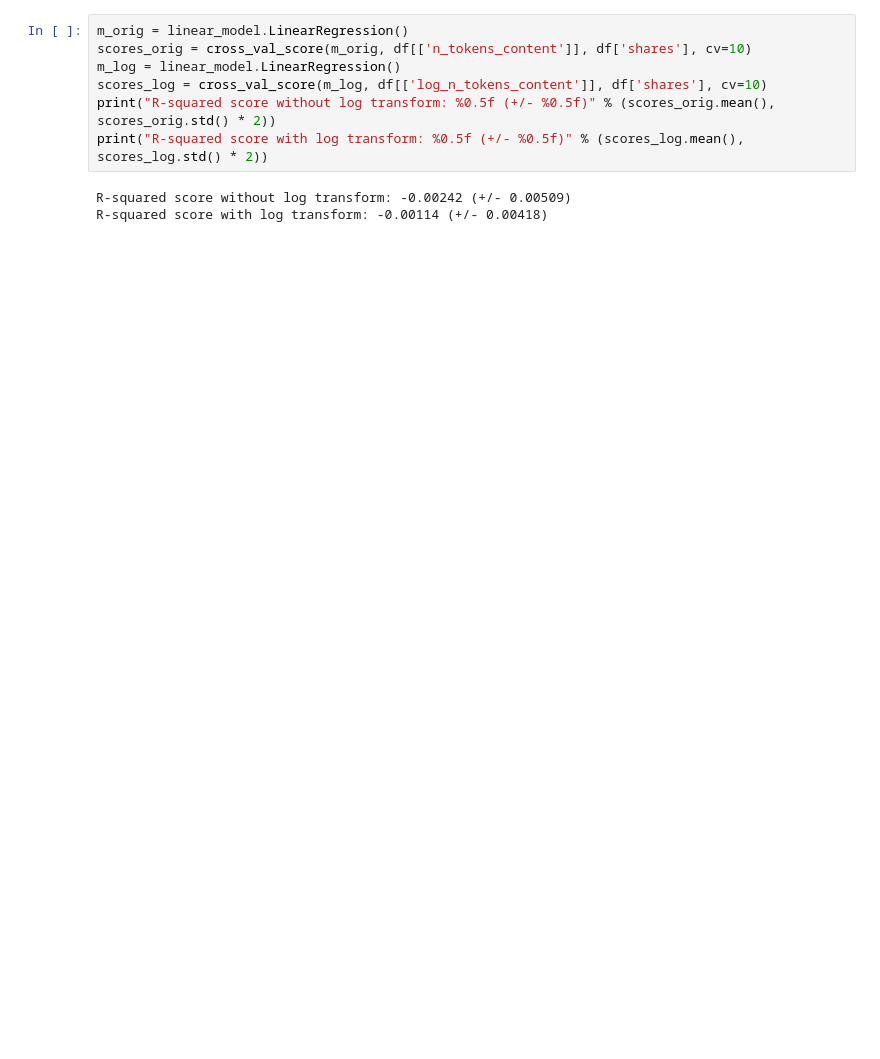
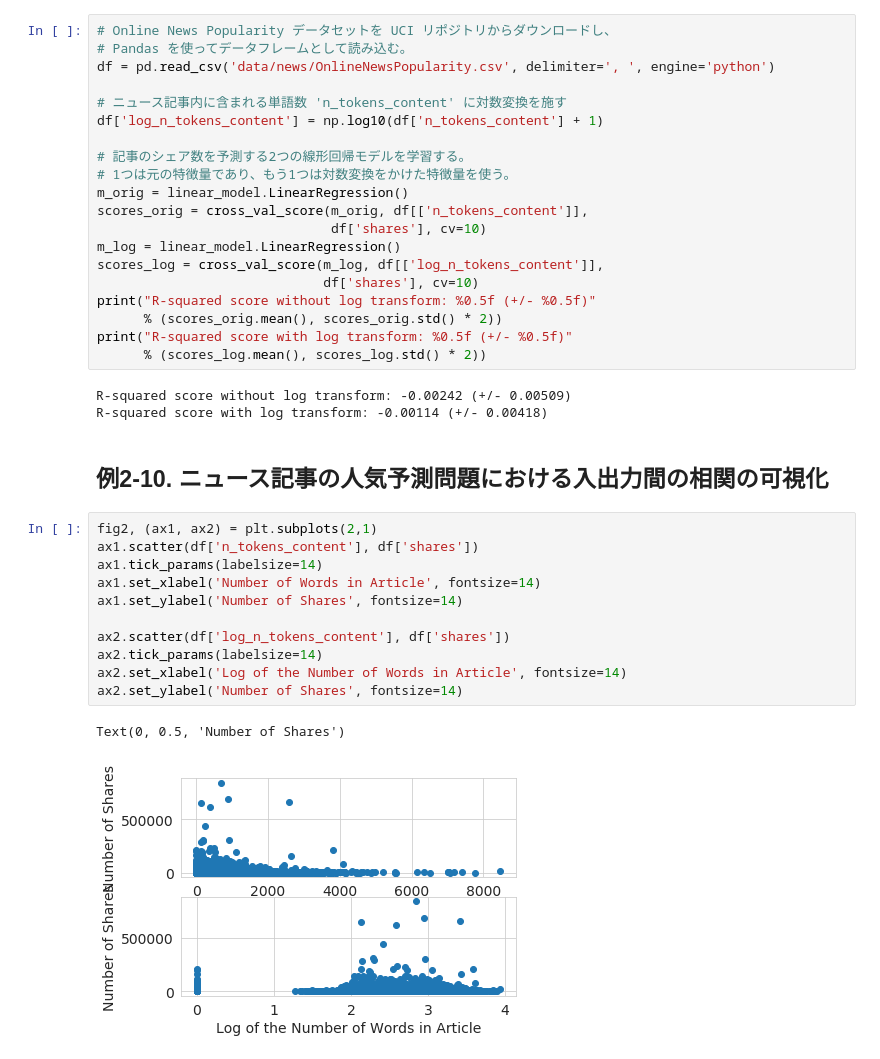
Before and after one commit to HOXOMInc/feature-engineering-book, a Jupyter notebook: 2-3-1.ipynb, the cells around one changed output. Drawn from its saved outputs; the diff is of its cells as text; blank space fills up the shorter version.

```diff
--- a/2-3-1.ipynb
+++ b/2-3-1.ipynb
@@ -96,10 +84,39 @@ R-squared score with log transform: 0.00136 (+/- 0.00328)
 # %%
+# Online News Popularity データセットを UCI リポジトリからダウンロードし、
+# Pandas を使ってデータフレームとして読み込む。
+df = pd.read_csv('data/news/OnlineNewsPopularity.csv', delimiter=', ', engine='python')
+
+# ニュース記事内に含まれる単語数 'n_tokens_content' に対数変換を施す
+df['log_n_tokens_content'] = np.log10(df['n_tokens_content'] + 1)
+
+# 記事のシェア数を予測する2つの線形回帰モデルを学習する。
+# 1つは元の特徴量であり、もう1つは対数変換をかけた特徴量を使う。
 m_orig = linear_model.LinearRegression()
-scores_orig = cross_val_score(m_orig, df[['n_tokens_content']], df['shares'], cv=10)
+scores_orig = cross_val_score(m_orig, df[['n_tokens_content']],
+                              df['shares'], cv=10)
 m_log = linear_model.LinearRegression()
-scores_log = cross_val_score(m_log, df[['log_n_tokens_content']], df['shares'], cv=10)
-print("R-squared score without log transform: %0.5f (+/- %0.5f)" % (scores_orig.mean(), scores_orig.std() * 2))
-print("R-squared score with log transform: %0.5f (+/- %0.5f)" % (scores_log.mean(), scores_log.std() * 2))
+scores_log = cross_val_score(m_log, df[['log_n_tokens_content']],
+                             df['shares'], cv=10)
+print("R-squared score without log transform: %0.5f (+/- %0.5f)"
+      % (scores_orig.mean(), scores_orig.std() * 2))
+print("R-squared score with log transform: %0.5f (+/- %0.5f)"
+      % (scores_log.mean(), scores_log.std() * 2))
 # %% [output]
 R-squared score without log transform: -0.00242 (+/- 0.00509)
 R-squared score with log transform: -0.00114 (+/- 0.00418)
+# %% [markdown]
+## 例2-10. ニュース記事の人気予測問題における入出力間の相関の可視化
+# %%
+fig2, (ax1, ax2) = plt.subplots(2,1)
+ax1.scatter(df['n_tokens_content'], df['shares'])
+ax1.tick_params(labelsize=14)
+ax1.set_xlabel('Number of Words in Article', fontsize=14)
+ax1.set_ylabel('Number of Shares', fontsize=14)
+
+ax2.scatter(df['log_n_tokens_content'], df['shares'])
+ax2.tick_params(labelsize=14)
+ax2.set_xlabel('Log of the Number of Words in Article', fontsize=14)
+ax2.set_ylabel('Number of Shares', fontsize=14)
+# %% [output]
+Text(0, 0.5, 'Number of Shares')
+[figure, added]
```
Also changed, not shown: parts of 29 cells of this notebook, 2 other files.
